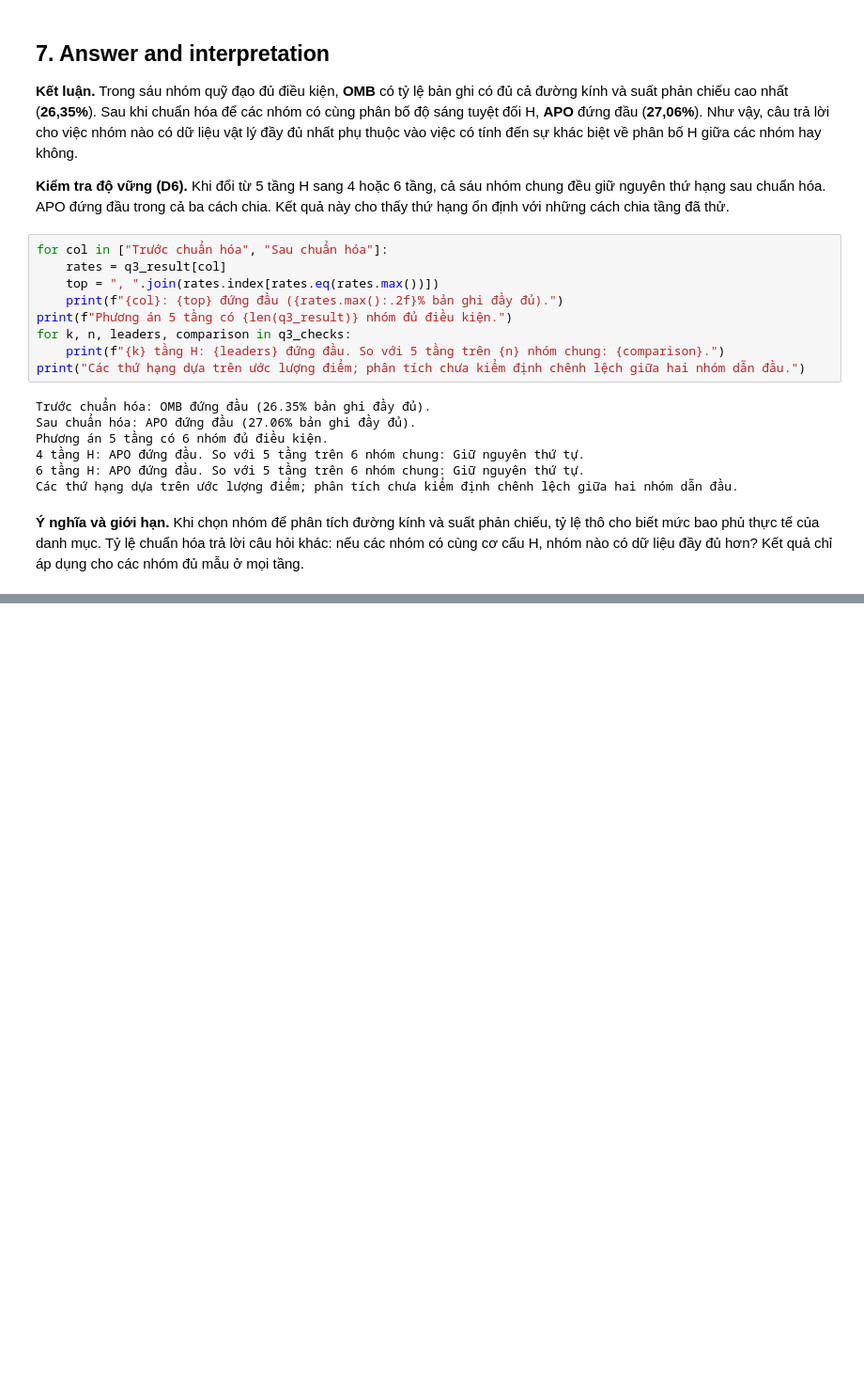
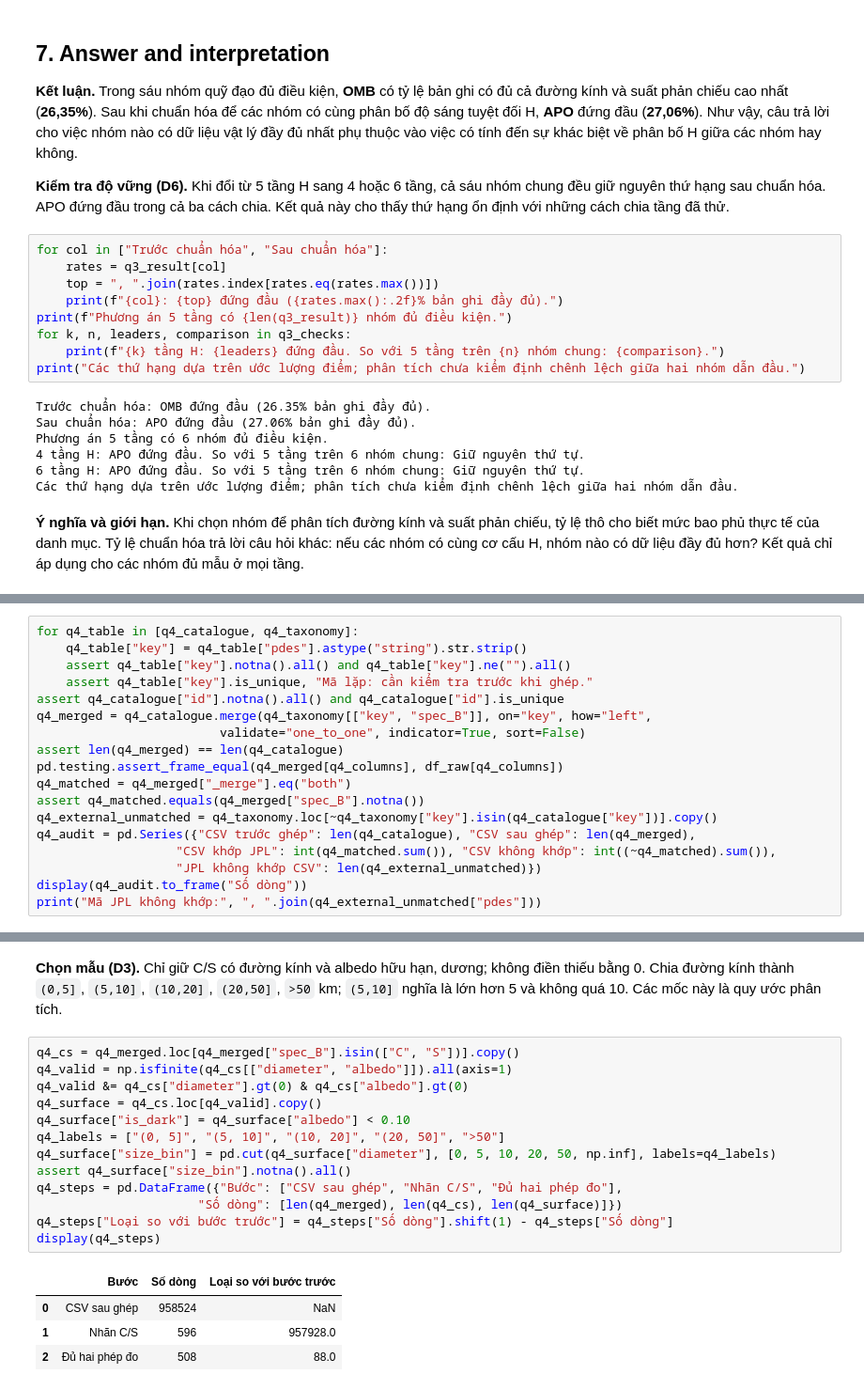
Before and after one commit to hohuunghiem/Programming-for-Data-Science, a Jupyter notebook: notebooks/02_analysis.ipynb, the cells around one changed output, grey strips where cells are left out. Shown at 94% size. Drawn from its saved outputs; the diff is of its cells as text; blank space fills up the shorter version.

```diff
--- a/notebooks/02_analysis.ipynb
+++ b/notebooks/02_analysis.ipynb
@@ -601,0 +664,18 @@ Các thứ hạng dựa trên ước lượng điểm; phân tích chưa kiểm
+# %%
+for q4_table in [q4_catalogue, q4_taxonomy]:
+    q4_table["key"] = q4_table["pdes"].astype("string").str.strip()
+    assert q4_table["key"].notna().all() and q4_table["key"].ne("").all()
+    assert q4_table["key"].is_unique, "Mã lặp: cần kiểm tra trước khi ghép."
+assert q4_catalogue["id"].notna().all() and q4_catalogue["id"].is_unique
+q4_merged = q4_catalogue.merge(q4_taxonomy[["key", "spec_B"]], on="key", how="left",
+                         validate="one_to_one", indicator=True, sort=False)
+assert len(q4_merged) == len(q4_catalogue)
+pd.testing.assert_frame_equal(q4_merged[q4_columns], df_raw[q4_columns])
+q4_matched = q4_merged["_merge"].eq("both")
+assert q4_matched.equals(q4_merged["spec_B"].notna())
+q4_external_unmatched = q4_taxonomy.loc[~q4_taxonomy["key"].isin(q4_catalogue["key"])].copy()
+q4_audit = pd.Series({"CSV trước ghép": len(q4_catalogue), "CSV sau ghép": len(q4_merged),
+                   "CSV khớp JPL": int(q4_matched.sum()), "CSV không khớp": int((~q4_matched).sum()),
+                   "JPL không khớp CSV": len(q4_external_unmatched)})
+display(q4_audit.to_frame("Số dòng"))
+print("Mã JPL không khớp:", ", ".join(q4_external_unmatched["pdes"]))
@@ -601,0 +690,22 @@ Các thứ hạng dựa trên ước lượng điểm; phân tích chưa kiểm
+# %% [markdown]
+**Chọn mẫu (D3).** Chỉ giữ C/S có đường kính và albedo hữu hạn, dương; không điền thiếu bằng 0.
+Chia đường kính thành `(0,5]`, `(5,10]`, `(10,20]`, `(20,50]`, `>50` km;
+`(5,10]` nghĩa là lớn hơn 5 và không quá 10. Các mốc này là quy ước phân tích.
+# %%
+q4_cs = q4_merged.loc[q4_merged["spec_B"].isin(["C", "S"])].copy()
+q4_valid = np.isfinite(q4_cs[["diameter", "albedo"]]).all(axis=1)
+q4_valid &= q4_cs["diameter"].gt(0) & q4_cs["albedo"].gt(0)
+q4_surface = q4_cs.loc[q4_valid].copy()
+q4_surface["is_dark"] = q4_surface["albedo"] < 0.10
+q4_labels = ["(0, 5]", "(5, 10]", "(10, 20]", "(20, 50]", ">50"]
+q4_surface["size_bin"] = pd.cut(q4_surface["diameter"], [0, 5, 10, 20, 50, np.inf], labels=q4_labels)
+assert q4_surface["size_bin"].notna().all()
+q4_steps = pd.DataFrame({"Bước": ["CSV sau ghép", "Nhãn C/S", "Đủ hai phép đo"],
+                      "Số dòng": [len(q4_merged), len(q4_cs), len(q4_surface)]})
+q4_steps["Loại so với bước trước"] = q4_steps["Số dòng"].shift(1) - q4_steps["Số dòng"]
+display(q4_steps)
+# %% [output]
+|  | Bước | Số dòng | Loại so với bước trước |
+| 0 | CSV sau ghép | 958524 | NaN |
+| 1 | Nhãn C/S | 596 | 957928.0 |
+| 2 | Đủ hai phép đo | 508 | 88.0 |
```
Also changed, not shown: parts of 15 cells of this notebook, 4 other files.
